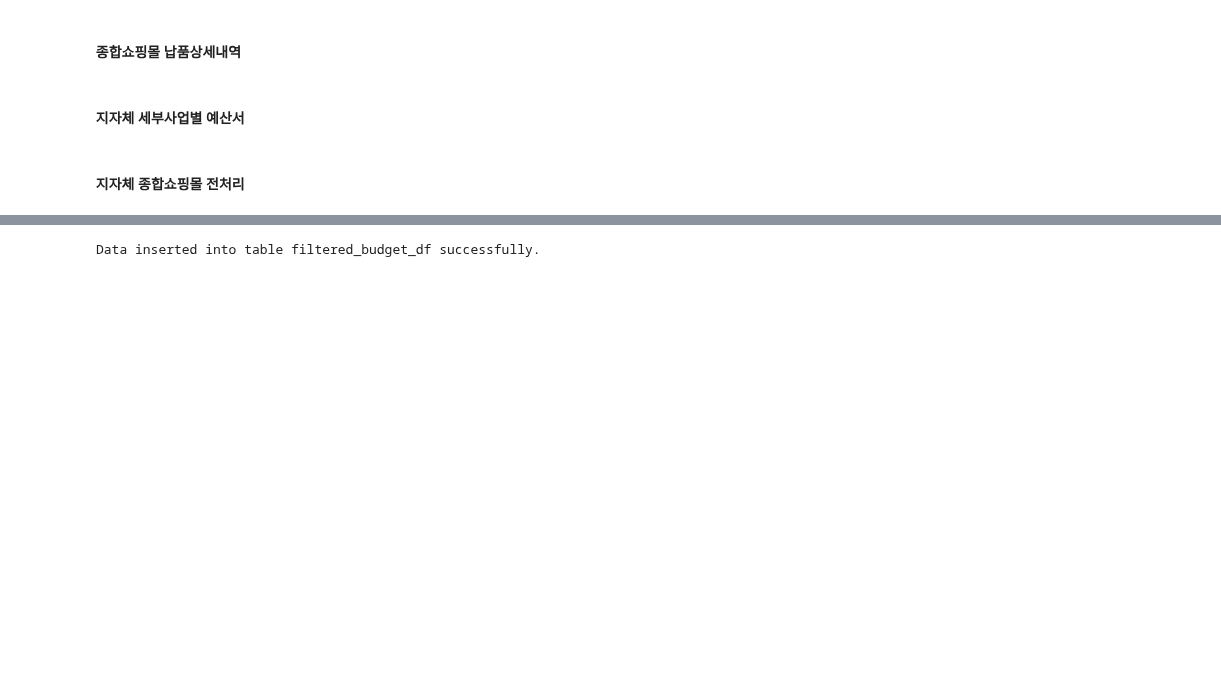
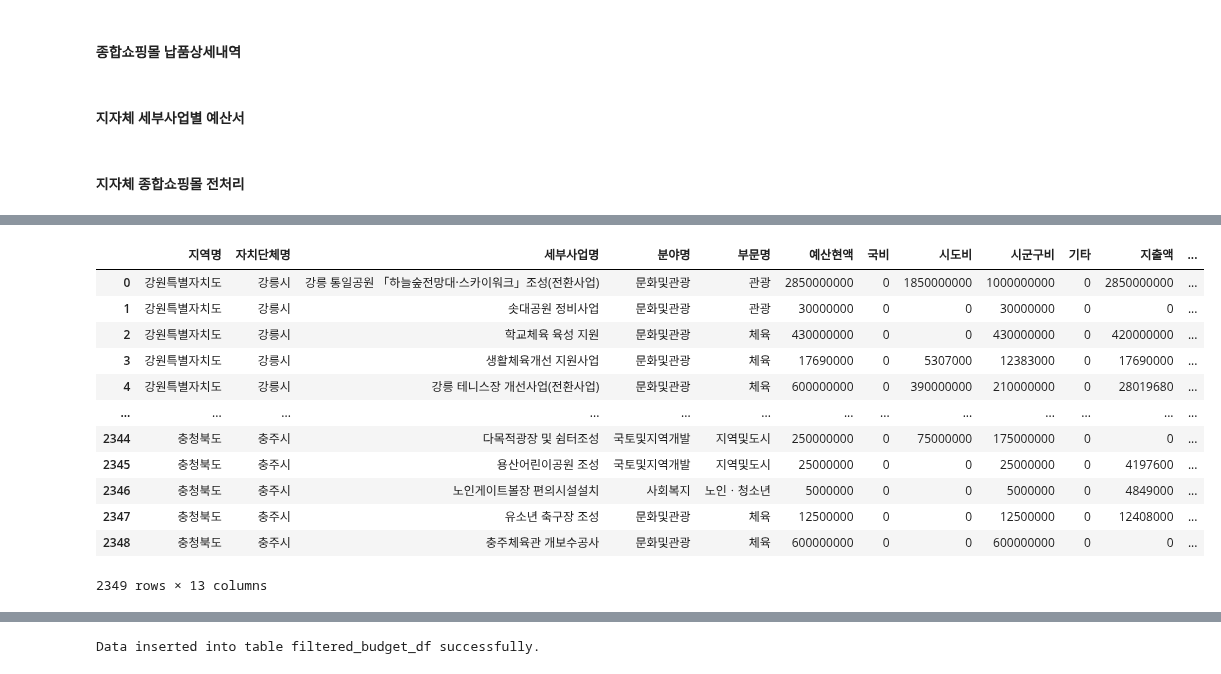
Before and after one commit to kkwann/mido_project, a Jupyter notebook: 2.Data_preprocessing_mapping.ipynb, the cells around one changed output, grey strips where cells are left out. Drawn from its saved outputs; the diff is of its cells as text; code cells hidden in the pictures; blank space fills up the shorter version.

```diff
--- a/2.Data_preprocessing_mapping.ipynb
+++ b/2.Data_preprocessing_mapping.ipynb
@@ -587,6 +625,34 @@ replacements = {
 # Apply the replacements
 budget_df_today['지역명'] = budget_df_today['지역명'].replace(replacements)
 filtered_budget_df['지역명'] = filtered_budget_df['지역명'].replace(replacements)
+filtered_budget_df['자치단체명'] = np.where(filtered_budget_df['자치단체명']=='부산진구', '진구', filtered_budget_df['자치단체명'])
+
+filtered_budget_df = filtered_budget_df.sort_values(['지역명','자치단체명']).reset_index(drop=True)
+# %%
+# 지자체 예산서 링크
+budget_link_df = get_dataframe_from_bigquery('RAW_DATA','budget_link',midopluskey_path)
+budget_link_df = budget_link_df.drop('collection_Date',axis=1)
+budget_link_df['자치단체명'] = np.where(budget_link_df['자치단체명']=='본청',budget_link_df['지역명'] + budget_link_df['자치단체명'], budget_link_df['자치단체명'])
+
+budget_link_df['지역명'] = budget_link_df['지역명'].replace(replacements)
+# %%
+# 지자체 예산서, 예산서 링크 병합
+filtered_budget_df = pd.merge(filtered_budget_df, budget_link_df, how='left', on=['지역명','자치단체명'])
+filtered_budget_df
+# %% [output]
+|  | 지역명 | 자치단체명 | 세부사업명 | 분야명 | 부문명 | 예산현액 | 국비 | 시도비 | 시군구비 | 기타 | 지출액 | ... |
+| 0 | 강원특별자치도 | 강릉시 | 강릉 통일공원 「하늘숲전망대·스카이워크」조성(전환사업) | 문화및관광 | 관광 | 2850000000 | 0 | 1850000000 | 1000000000 | 0 | 2850000000 | ... |
+| 1 | 강원특별자치도 | 강릉시 | 솟대공원 정비사업 | 문화및관광 | 관광 | 30000000 | 0 | 0 | 30000000 | 0 | 0 | ... |
+| 2 | 강원특별자치도 | 강릉시 | 학교체육 육성 지원 | 문화및관광 | 체육 | 430000000 | 0 | 0 | 430000000 | 0 | 420000000 | ... |
+| 3 | 강원특별자치도 | 강릉시 | 생활체육개선 지원사업 | 문화및관광 | 체육 | 17690000 | 0 | 5307000 | 12383000 | 0 | 17690000 | ... |
+| 4 | 강원특별자치도 | 강릉시 | 강릉 테니스장 개선사업(전환사업) | 문화및관광 | 체육 | 600000000 | 0 | 390000000 | 210000000 | 0 | 28019680 | ... |
+| ... | ... | ... | ... | ... | ... | ... | ... | ... | ... | ... | ... | ... |
+| 2344 | 충청북도 | 충주시 | 다목적광장 및 쉼터조성 | 국토및지역개발 | 지역및도시 | 250000000 | 0 | 75000000 | 175000000 | 0 | 0 | ... |
+| 2345 | 충청북도 | 충주시 | 용산어린이공원 조성 | 국토및지역개발 | 지역및도시 | 25000000 | 0 | 0 | 25000000 | 0 | 4197600 | ... |
+| 2346 | 충청북도 | 충주시 | 노인게이트볼장 편의시설설치 | 사회복지 | 노인ㆍ청소년 | 5000000 | 0 | 0 | 5000000 | 0 | 4849000 | ... |
+| 2347 | 충청북도 | 충주시 | 유소년 축구장 조성 | 문화및관광 | 체육 | 12500000 | 0 | 0 | 12500000 | 0 | 12408000 | ... |
+| 2348 | 충청북도 | 충주시 | 충주체육관 개보수공사 | 문화및관광 | 체육 | 600000000 | 0 | 0 | 600000000 | 0 | 0 | ... |
+2349 rows × 13 columns
 # %%
 # 스프레드시트 ID (URL에서 확인 가능)
 business_sheet_id = '166xdkZYI-SDNwdEiI6-Kt-p1wsTwFTAYAVfuCiFly0E' ## 미도플러스 사업현황
```
Also changed, not shown: parts of 20 cells of this notebook, 4 other files.
